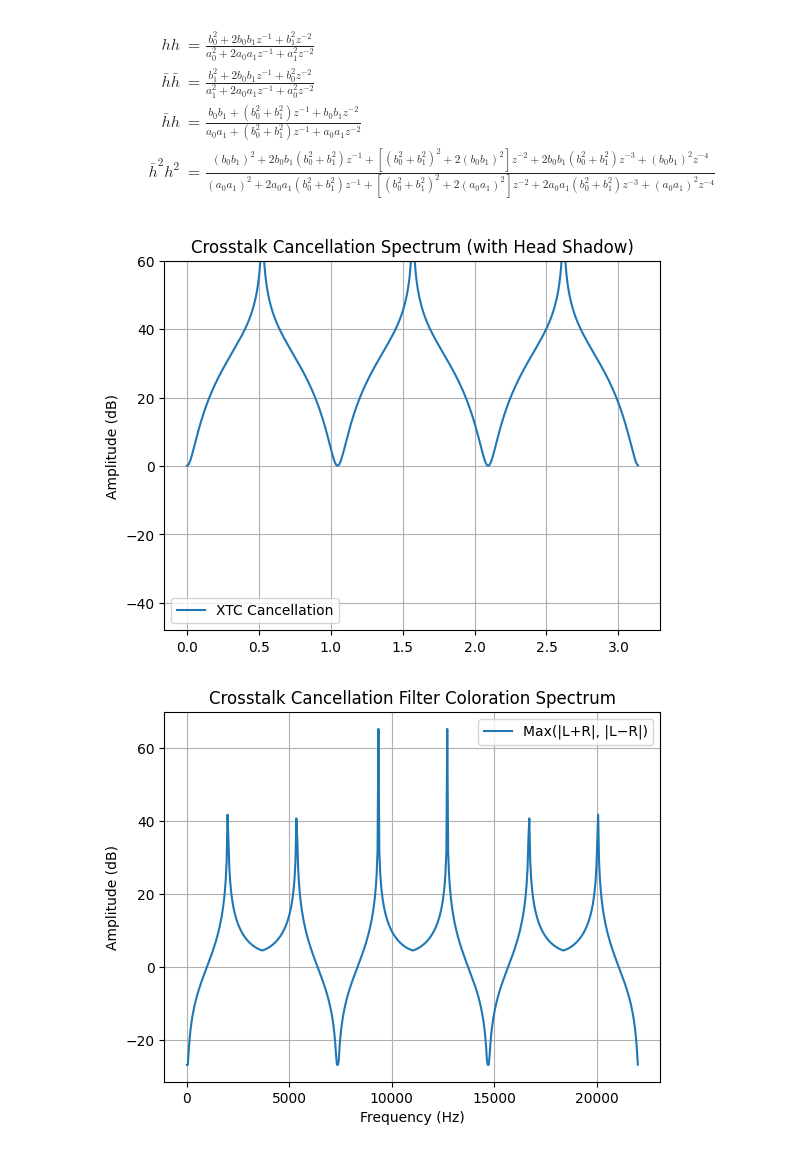
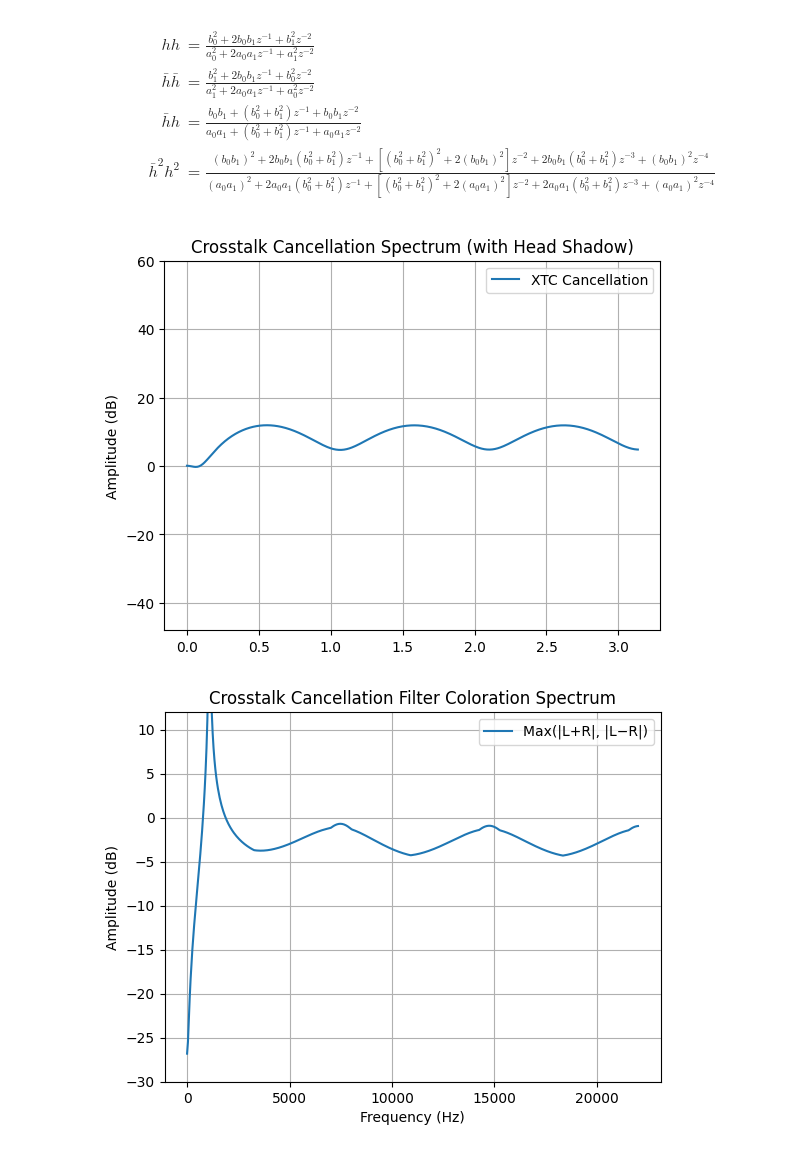
Before and after one commit to kweiwen/pitki, a Jupyter notebook: hrtf/IIR Implementation.ipynb, the cells around one changed output. Drawn from its saved outputs; the diff is of its cells as text; code cells hidden in the pictures.

```diff
--- a/hrtf/IIR Implementation.ipynb
+++ b/hrtf/IIR Implementation.ipynb
@@ -228,9 +228,13 @@ def convolve_all(*args):
         result = np.convolve(result, a)
     return result
 
-def generate_filter_coeffs(g, beta, tau, D, N, d, n):
+def generate_filter_coeffs(g, beta, tau, N, D):
     offset = 5 # order of cascade 1st order filter for 4 times!
     size = 4 * tau + offset  # total length required
+
+    # conjugate
+    n = N[::-1]
+    d = D[::-1]
 
     b_ipsi = np.zeros(size)
     b_cont = np.zeros(size)
@@ -254,7 +258,7 @@ def generate_filter_coeffs(g, beta, tau, D, N, d, n):
 
     return b_ipsi, b_cont, a
 
-def analysis_cancellation(b_ipsi, b_cont, a, b_h, a_h, g, tau):
+def analysis_cancellation(b_ipsi, b_cont, a, Num, Den, g, tau):
     """
     Compute and plot the crosstalk cancellation spectrum
     using IIR filter coefficients and a head shadow model.
@@ -274,10 +278,10 @@ def analysis_cancellation(b_ipsi, b_cont, a, b_h, a_h, g, tau):
     _, H_cont = signal.freqz(b_cont, a)
 
     # Frequency response of head shadow filter
-    _, H_h = signal.freqz(b_h, a_h)
+    _, H_hs = signal.freqz(Num, Den)
 
     # Total contralateral path: g * h(ω) * e^{-iωτ}
-    acoustic_path = g * H_h * np.exp(-1j * w * tau)
+    acoustic_path = g * H_hs * np.exp(-1j * w * tau)
 
     # Reconstruct signals
     Compensate = H_ipsi + acoustic_path * H_cont
@@ -301,39 +305,39 @@ def analysis_coloration(b_ipsi, b_cont, a, sample_rate):
     using IIR filter coefficients.
 
     Parameters:
     - b_ipsi: numerator coefficients of ipsilateral filter
     - b_cont: numerator coefficients of contralateral filter
     - a: denominator coefficients (shared by both filters)
     - sample_rate: sampling rate in Hz
     """
     w, h_ipsi = signal.freqz(b_ipsi, a, fs=sample_rate)
     w, h_cont = signal.freqz(b_cont, a, fs=sample_rate)
 
     si = np.abs(h_ipsi + h_cont)
     so = np.abs(h_ipsi - h_cont)
 
     plt.title('Crosstalk Cancellation Filter Coloration Spectrum')
     plt.plot(w, 20 * np.log10(np.maximum(si, so)), label='Max(|L+R|, |L−R|)')
-    # plt.ylim(-30, 12)
+    plt.ylim(-30, 12)
     plt.legend()
     plt.grid()
     plt.xlabel("Frequency (Hz)")
     plt.ylabel("Amplitude (dB)")
     plt.show()
 
 g = 0.985
 beta = 0.05
 tau = 3  # e.g., 3 samples ≈ 68us @ 44.1kHz
 sample_rate = 44100
 
-N = [1.0, 0.0]
-D = [1.0, 0.0]
-n = N[::-1]
-d = D[::-1]
+# [1.7426871031535056, -1.5794217970310567] [1, -0.8367346938775511]
+# [0.3491496315403721, -0.1858843254179231] [1, -0.8367346938775511]
+N = [1.7426871031535056, -1.5794217970310567]
+D = [1, -0.8367346938775511]
 
-b_ipsi, b_cont, a = generate_filter_coeffs(g=0.985, beta=0.05, tau=3, D=D, N=N, d=d, n=n)
-analysis_cancellation(b_ipsi, b_cont, a, N, D, g=0.985, tau=3)
+b_ipsi, b_cont, a = generate_filter_coeffs(g, beta, tau, N, D)
+analysis_cancellation(b_ipsi, b_cont, a, N, D, g, tau)
 analysis_coloration(b_ipsi, b_cont, a, sample_rate)
 # %% [output]
-[figure, old version]
+[figure, new version]
-[figure, old version]
+[figure, new version]
```
